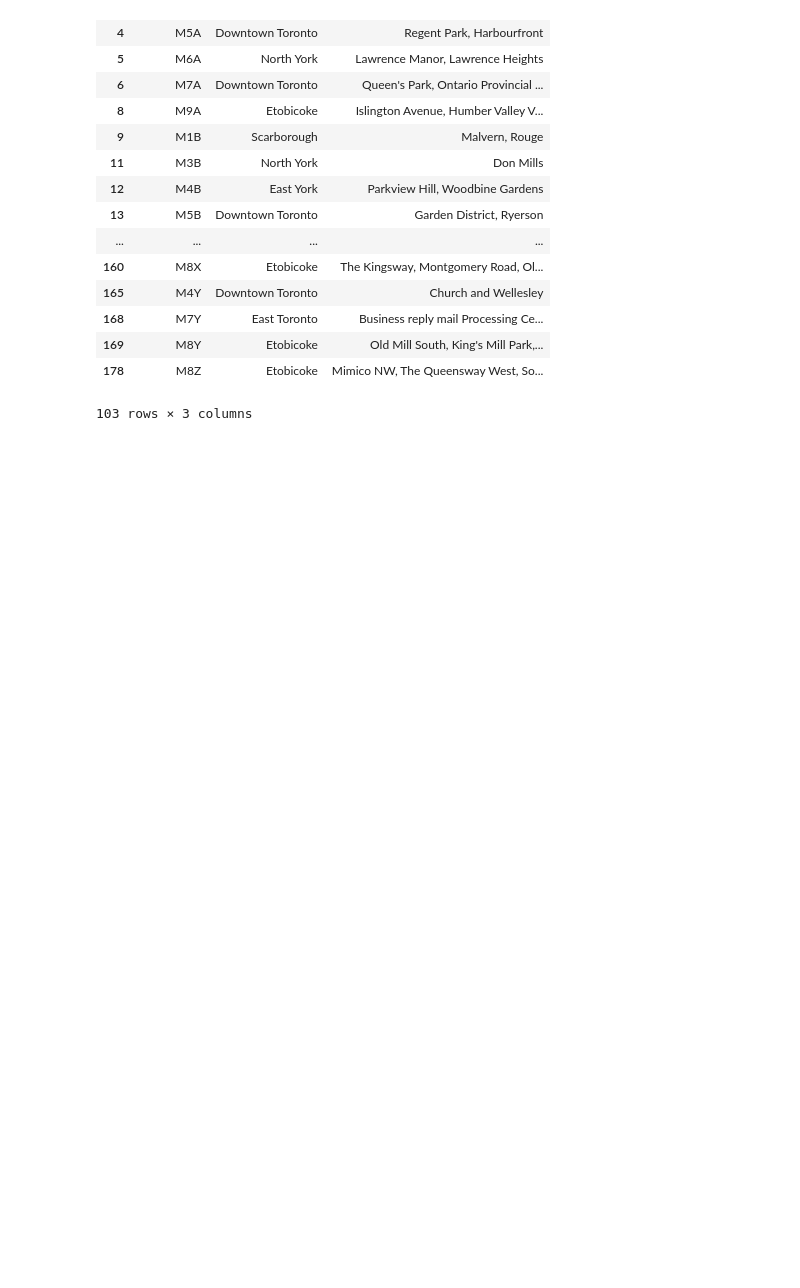
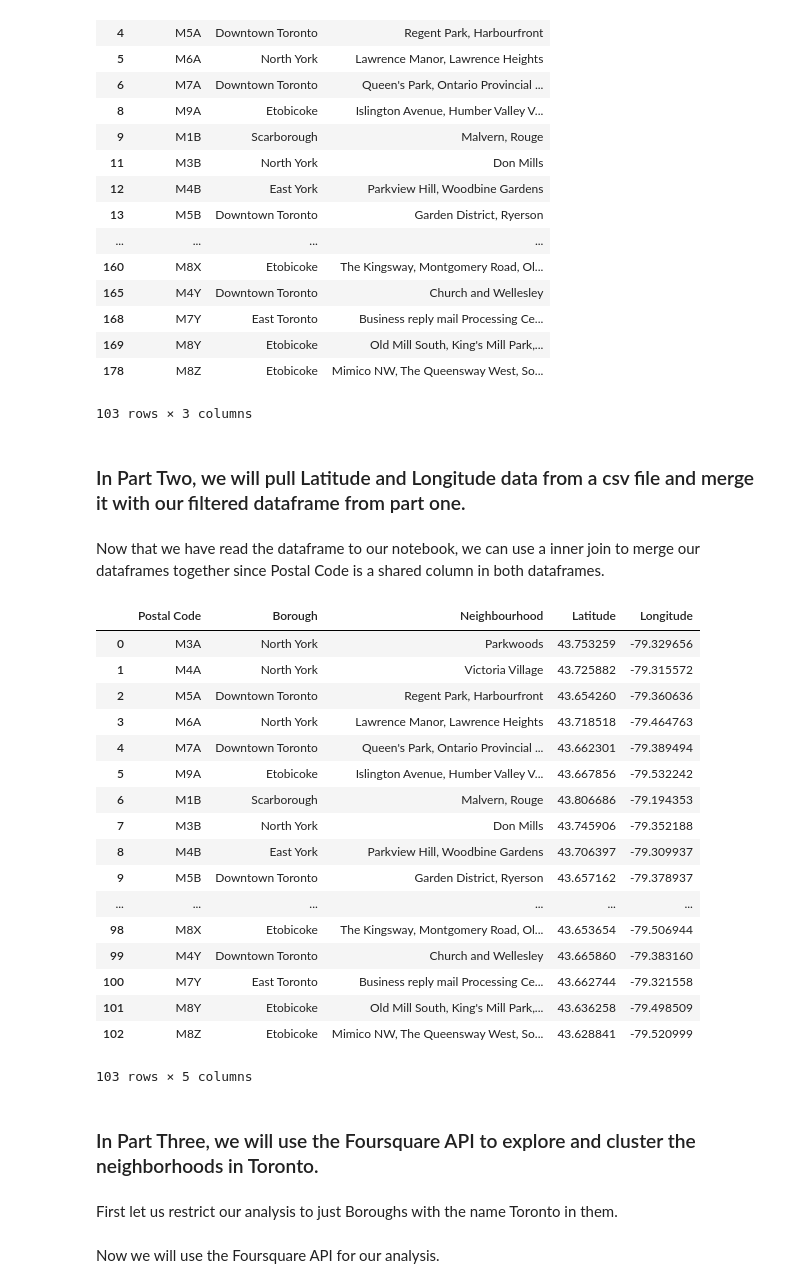
Before and after one commit to Jingxiao-Zhang/Coursera_Capstone, a Jupyter notebook: Toronto Neighborhood Part One.ipynb, the cells around one changed output. Saved outputs shown, nothing was run; the diff lists cells and outputs as text; code cells hidden in the pictures; blank space fills up the shorter version.

```diff
--- a/Toronto Neighborhood Part One.ipynb
+++ b/Toronto Neighborhood Part One.ipynb
@@ -64,3 +64,36 @@ df_first_clean
 | 169 | M8Y | Etobicoke | Old Mill South, King's Mill Park,... |
 | 178 | M8Z | Etobicoke | Mimico NW, The Queensway West, So... |
 103 rows × 3 columns
+# %% [markdown]
+### In Part Two, we will pull Latitude and Longitude data from a csv file and merge it with our filtered dataframe from part one.
+# %%
+df_ll = pd.read_csv('https://cocl.us/Geospatial_data')
+# %% [markdown]
+Now that we have read the dataframe to our notebook, we can use a inner join to merge our dataframes together since Postal Code is a shared column in both dataframes.
+# %%
+df_merged = pd.merge(left = df_first_clean, right = df_ll, left_on = 'Postal Code', right_on = 'Postal Code')
+# %%
+df_merged
+# %% [output]
+|  | Postal Code | Borough | Neighbourhood | Latitude | Longitude |
+| 0 | M3A | North York | Parkwoods | 43.753259 | -79.329656 |
+| 1 | M4A | North York | Victoria Village | 43.725882 | -79.315572 |
+| 2 | M5A | Downtown Toronto | Regent Park, Harbourfront | 43.654260 | -79.360636 |
+| 3 | M6A | North York | Lawrence Manor, Lawrence Heights | 43.718518 | -79.464763 |
+| 4 | M7A | Downtown Toronto | Queen's Park, Ontario Provincial ... | 43.662301 | -79.389494 |
+| 5 | M9A | Etobicoke | Islington Avenue, Humber Valley V... | 43.667856 | -79.532242 |
+| 6 | M1B | Scarborough | Malvern, Rouge | 43.806686 | -79.194353 |
+| 7 | M3B | North York | Don Mills | 43.745906 | -79.352188 |
+| 8 | M4B | East York | Parkview Hill, Woodbine Gardens | 43.706397 | -79.309937 |
+| 9 | M5B | Downtown Toronto | Garden District, Ryerson | 43.657162 | -79.378937 |
+| ... | ... | ... | ... | ... | ... |
+| 98 | M8X | Etobicoke | The Kingsway, Montgomery Road, Ol... | 43.653654 | -79.506944 |
+| 99 | M4Y | Downtown Toronto | Church and Wellesley | 43.665860 | -79.383160 |
+| 100 | M7Y | East Toronto | Business reply mail Processing Ce... | 43.662744 | -79.321558 |
+| 101 | M8Y | Etobicoke | Old Mill South, King's Mill Park,... | 43.636258 | -79.498509 |
+| 102 | M8Z | Etobicoke | Mimico NW, The Queensway West, So... | 43.628841 | -79.520999 |
+103 rows × 5 columns
+# %% [markdown]
+### In Part Three, we will use the Foursquare API to explore and cluster the neighborhoods in Toronto.
+# %% [markdown]
+First let us restrict our analysis to just Boroughs with the name Toronto in them.
@@ -66,0 +106,2 @@ df_first_clean
+# %% [markdown]
+Now we will use the Foursquare API for our analysis.
```
Also changed, not shown: parts of 31 cells of this notebook.
